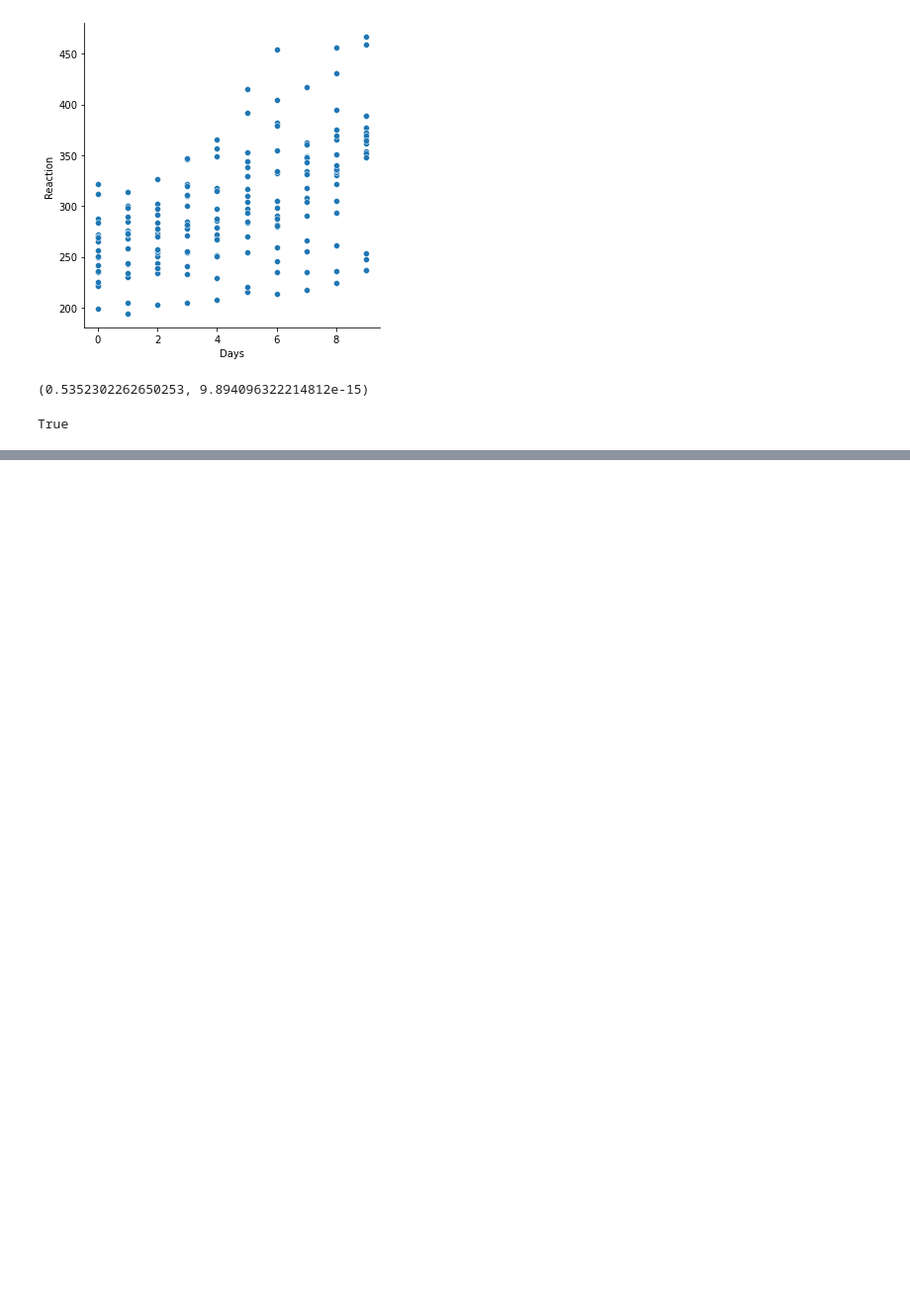
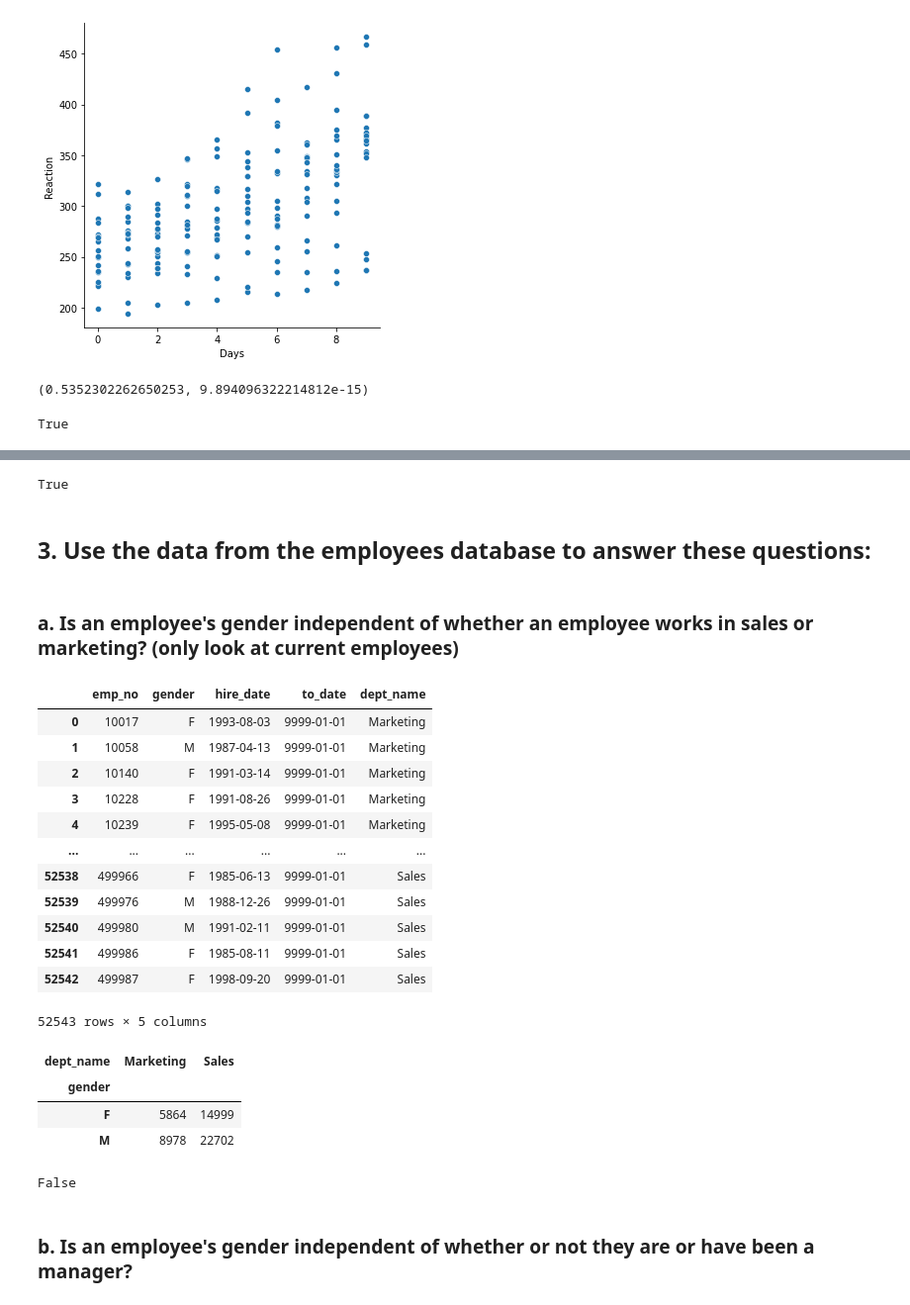
Before and after one commit to greg-maggard/statistics_exercises, a Jupyter notebook: hypothesis_testing.ipynb, the cells around one changed output, grey strips where cells are left out. Shown: that part at 99% size. Cells and saved outputs as stored; diff of their text form; code cells hidden in the pictures; blank space fills up the shorter version.

```diff
--- a/hypothesis_testing.ipynb
+++ b/hypothesis_testing.ipynb
@@ -352,0 +451,10 @@ True
+# %%
+p < α
+
+#Because the p-value is lower than our alpha, we can reject the null hypothesis and make the claim that there is a significant relationship between manufacturer and engine displacement.
+# %% [output]
+True
+# %% [markdown]
+## 3. Use the data from the employees database to answer these questions:
+# %% [markdown]
+### a. Is an employee's gender independent of whether an employee works in sales or marketing? (only look at current employees)
@@ -352,0 +464,34 @@ True
+# %%
+url = get_db_url('employees')
+gender_depts = pd.DataFrame(pd.read_sql("""
+SELECT DISTINCT employees.emp_no, employees.gender, employees.hire_date, dept_emp.to_date, departments.dept_name
+FROM employees
+JOIN dept_emp on employees.emp_no = dept_emp.emp_no
+JOIN departments on dept_emp.dept_no = departments.dept_no
+WHERE (dept_name = 'Sales' OR dept_name = 'Marketing')
+AND to_date LIKE '999%%';
+""", url))
+# %%
+gender_depts
+# %% [output]
+|  | emp_no | gender | hire_date | to_date | dept_name |
+| 0 | 10017 | F | 1993-08-03 | 9999-01-01 | Marketing |
+| 1 | 10058 | M | 1987-04-13 | 9999-01-01 | Marketing |
+| 2 | 10140 | F | 1991-03-14 | 9999-01-01 | Marketing |
+| 3 | 10228 | F | 1991-08-26 | 9999-01-01 | Marketing |
+| 4 | 10239 | F | 1995-05-08 | 9999-01-01 | Marketing |
+| ... | ... | ... | ... | ... | ... |
+| 52538 | 499966 | F | 1985-06-13 | 9999-01-01 | Sales |
+| 52539 | 499976 | M | 1988-12-26 | 9999-01-01 | Sales |
+| 52540 | 499980 | M | 1991-02-11 | 9999-01-01 | Sales |
+| 52541 | 499986 | F | 1985-08-11 | 9999-01-01 | Sales |
+| 52542 | 499987 | F | 1998-09-20 | 9999-01-01 | Sales |
+52543 rows × 5 columns
+# %%
+gender_depts_contingency = pd.crosstab(gender_depts.gender, gender_depts.dept_name)
+gender_depts_contingency
+# %% [output]
+| dept_name | Marketing | Sales |
+| gender |  |  |
+| F | 5864 | 14999 |
+| M | 8978 | 22702 |
@@ -352,0 +500,8 @@ True
+# %%
+p < α
+
+#Because our p value is not lower than our designated alpha, we fail to reject the null.
+# %% [output]
+False
+# %% [markdown]
+### b. Is an employee's gender independent of whether or not they are or have been a manager?
```
Also changed, not shown: parts of 52 cells of this notebook, 3 other files.
